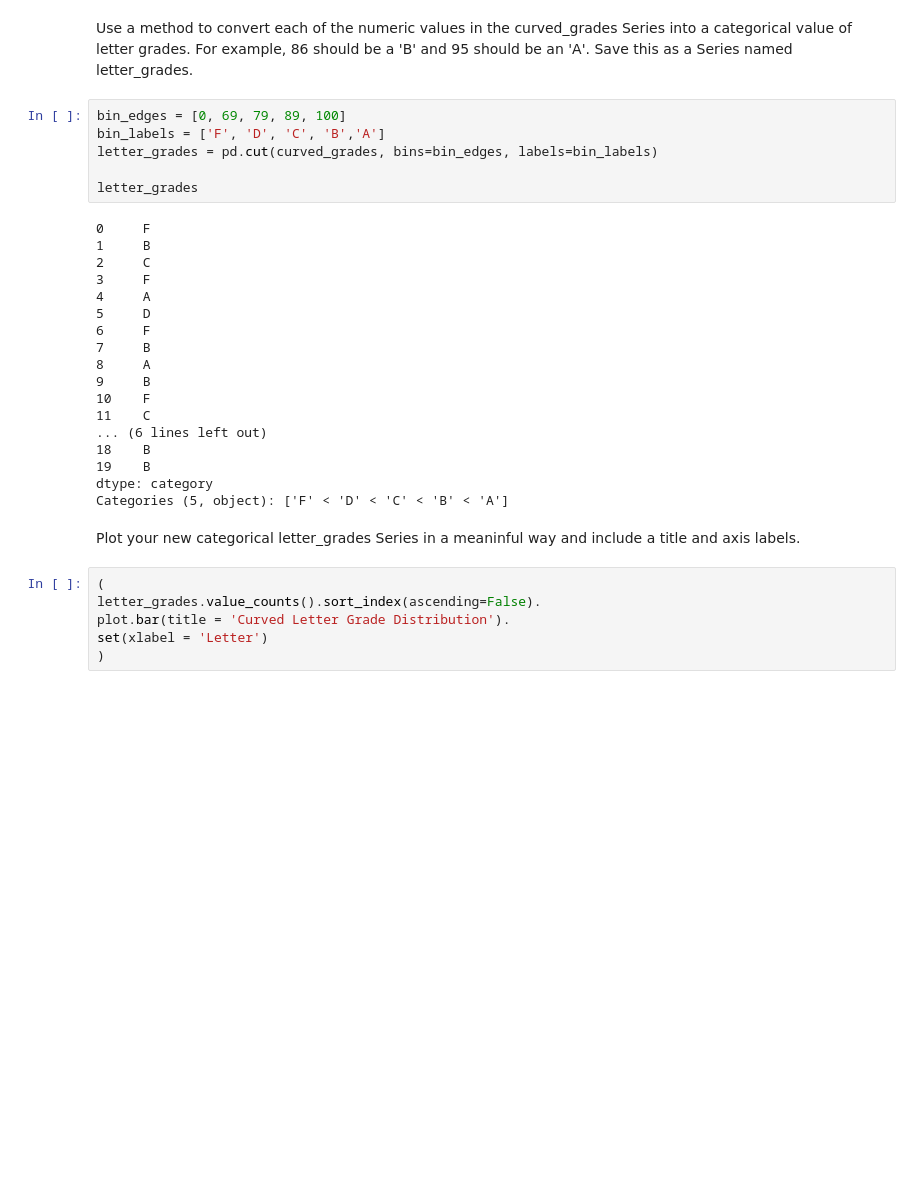
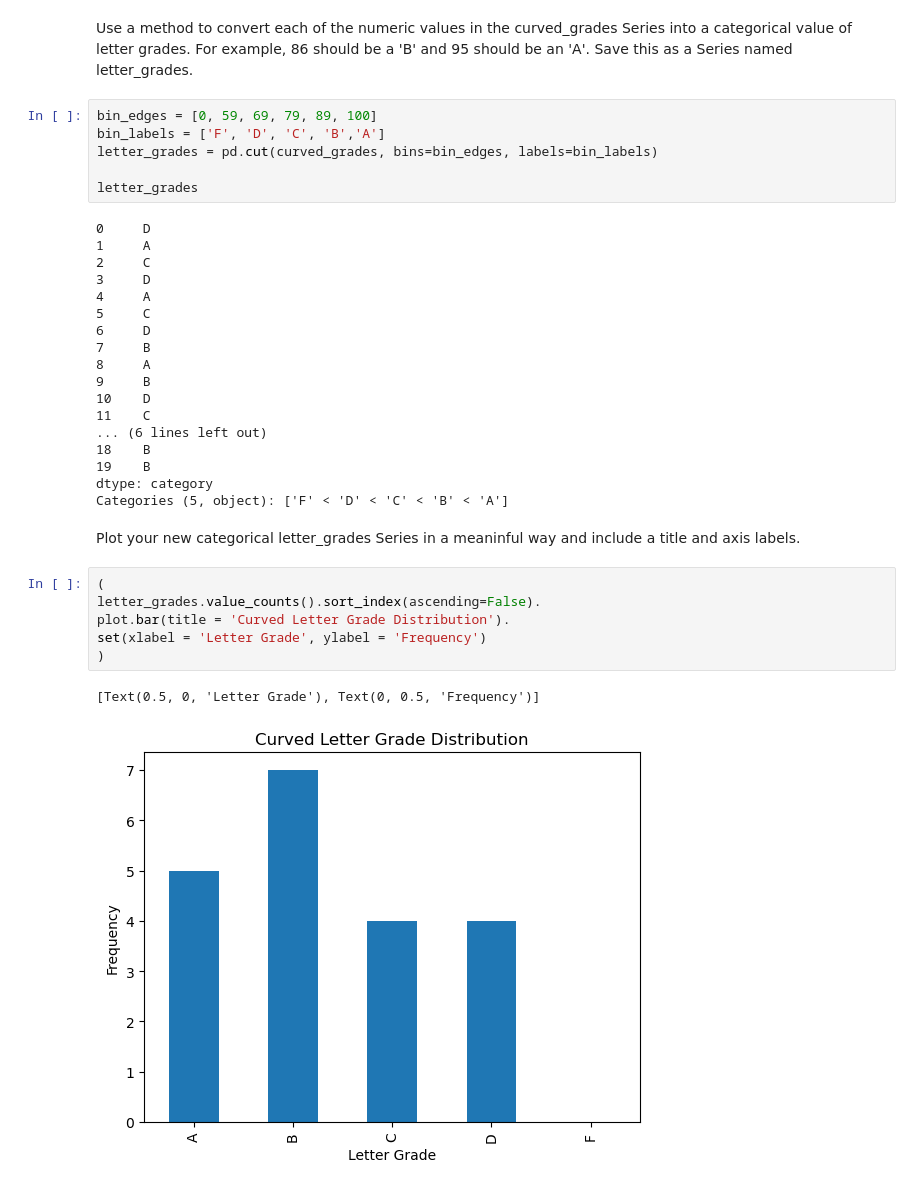
Before and after one commit to Bartholomew-Taylor/data-science-library, a Jupyter notebook: pandas_series_exercise.ipynb, the cells around one changed output. Drawn from its saved outputs; the diff is of its cells as text; blank space fills up the shorter version.

```diff
--- a/pandas_series_exercise.ipynb
+++ b/pandas_series_exercise.ipynb
@@ -554,23 +599,23 @@ dtype: int64
 # %% [markdown]
 Use a method to convert each of the numeric values in the curved_grades Series into a categorical value of letter grades. For example, 86 should be a 'B' and 95 should be an 'A'. Save this as a Series named letter_grades.
 # %%
-bin_edges = [0, 69, 79, 89, 100]
+bin_edges = [0, 59, 69, 79, 89, 100]
 bin_labels = ['F', 'D', 'C', 'B','A']
 letter_grades = pd.cut(curved_grades, bins=bin_edges, labels=bin_labels)
 
 letter_grades
 # %% [output]
-0     F
-1     B
+0     D
+1     A
 2     C
-3     F
+3     D
 4     A
-5     D
-6     F
+5     C
+6     D
 7     B
 8     A
 9     B
-10    F
+10    D
 11    C
 ... (6 lines left out)
 18    B
@@ -582,6 +627,9 @@ Plot your new categorical letter_grades Series in a meaninful way and include a
 # %%
 (
 letter_grades.value_counts().sort_index(ascending=False).
 plot.bar(title = 'Curved Letter Grade Distribution').
-set(xlabel = 'Letter')
+set(xlabel = 'Letter Grade', ylabel = 'Frequency')
 )
+# %% [output]
+[Text(0.5, 0, 'Letter Grade'), Text(0, 0.5, 'Frequency')]
+[figure, added]
```
Also changed, not shown: parts of 5 cells of this notebook.
